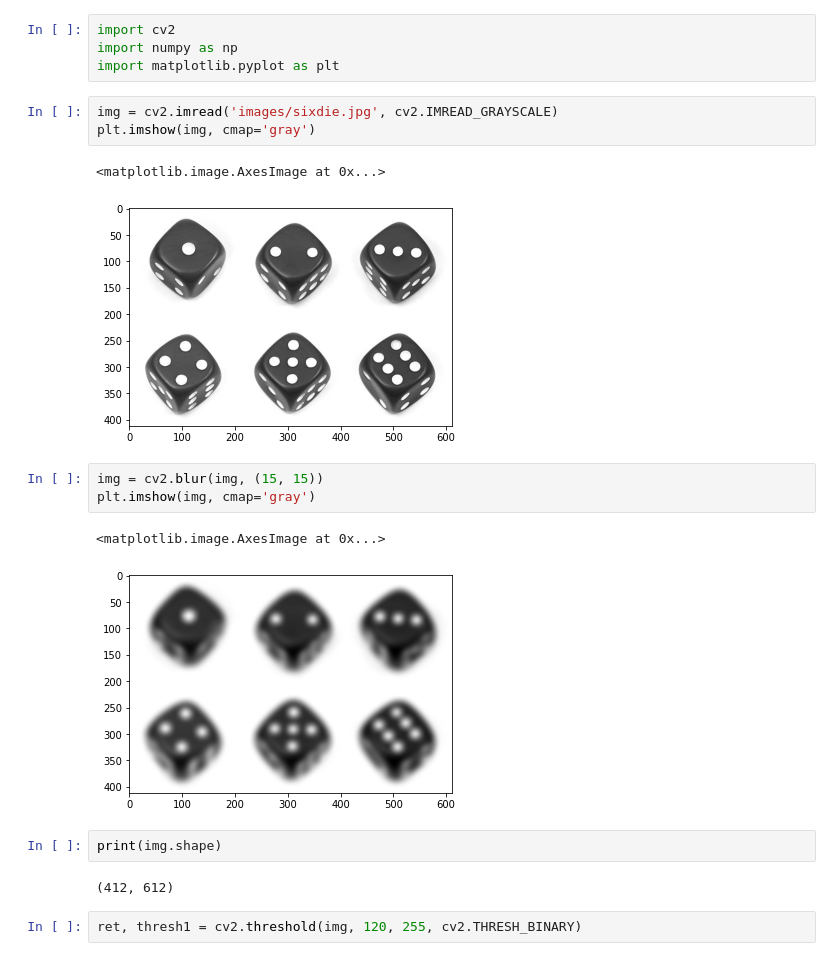
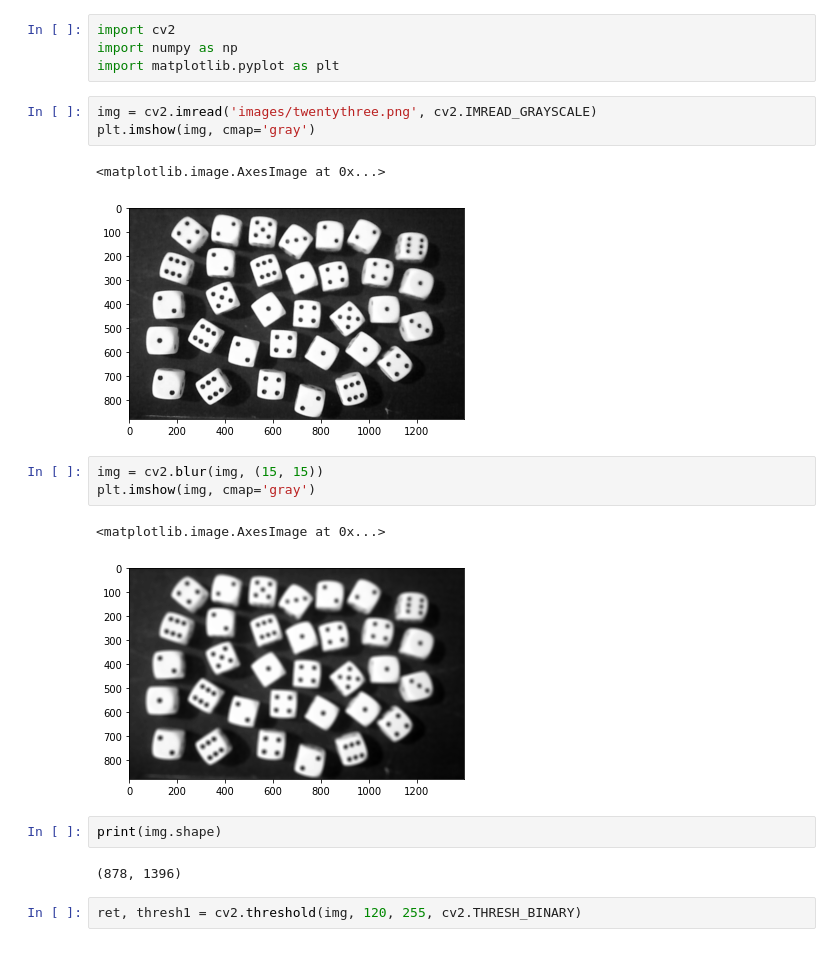
Before and after one commit to mamn2/DieCount, a Jupyter notebook: final.ipynb, the cells around one changed output. Cells and saved outputs as stored; diff of their text form.

```diff
--- a/final.ipynb
+++ b/final.ipynb
@@ -3,21 +3,21 @@ import cv2
 import numpy as np
 import matplotlib.pyplot as plt
 # %%
-img = cv2.imread('images/sixdie.jpg', cv2.IMREAD_GRAYSCALE)
+img = cv2.imread('images/twentythree.png', cv2.IMREAD_GRAYSCALE)
 plt.imshow(img, cmap='gray')
 # %% [output]
 <matplotlib.image.AxesImage at 0x...>
-[figure, old version]
+[figure, new version]
 # %%
 img = cv2.blur(img, (15, 15))
 plt.imshow(img, cmap='gray')
 # %% [output]
 <matplotlib.image.AxesImage at 0x...>
-[figure, old version]
+[figure, new version]
 # %%
 print(img.shape)
 # %% [output]
-(412, 612)
+(878, 1396)
 # %%
 ret, thresh1 = cv2.threshold(img, 120, 255, cv2.THRESH_BINARY)
 # %%
```
Also changed, not shown: parts of 5 cells of this notebook, 1 other file.
